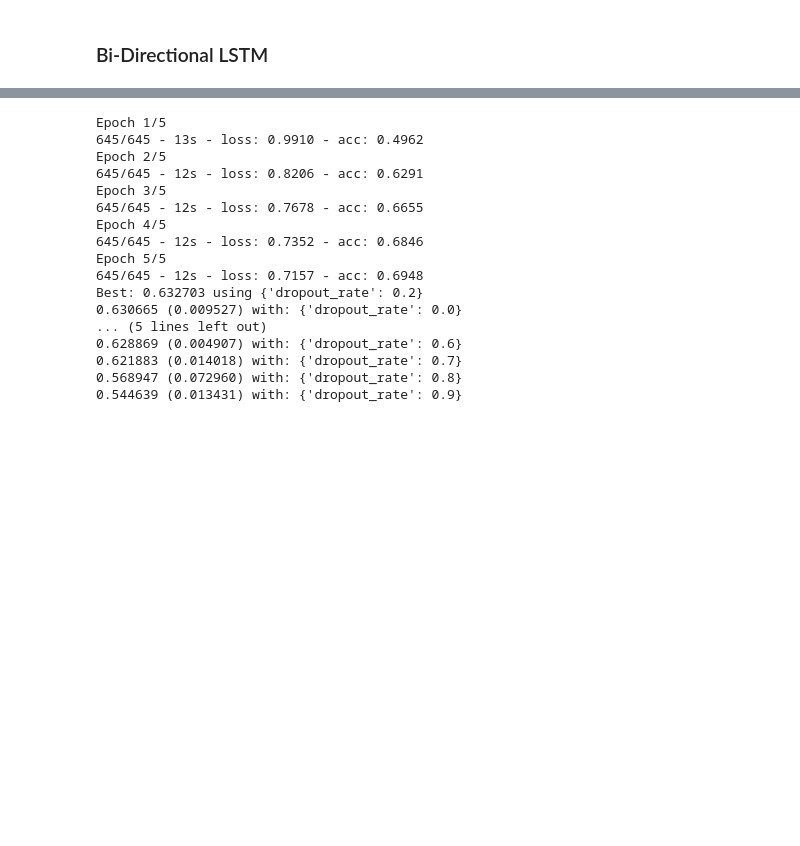
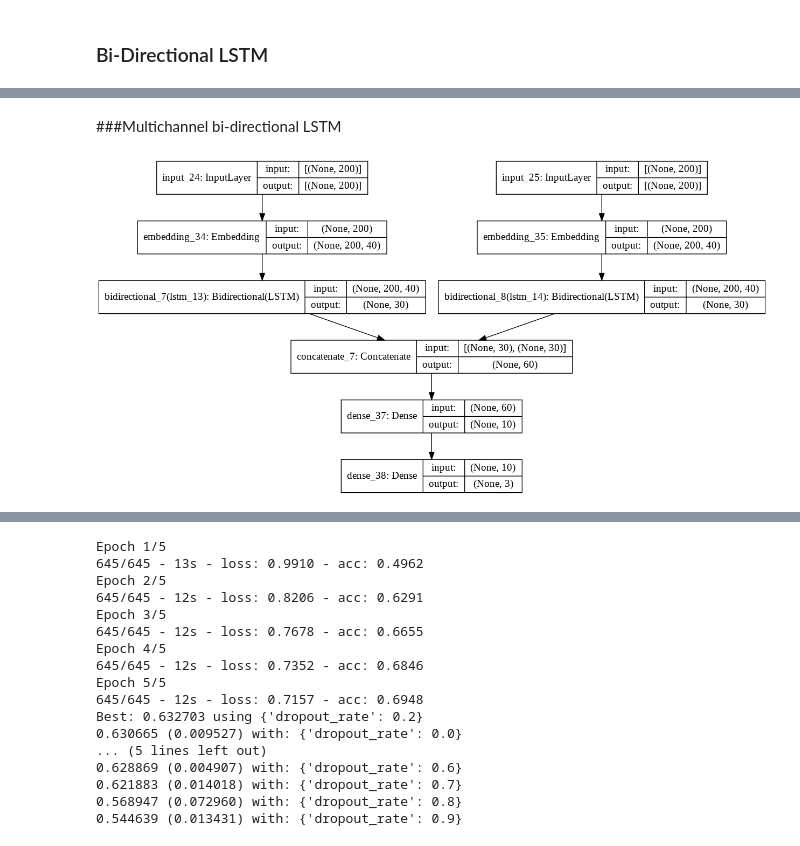
Before and after one commit to DorodiK/sentiment_analysis, a Jupyter notebook: Sentiment_Analysis_Model_Pretrain.ipynb, the cells around one changed output, grey strips where cells are left out. Drawn from its saved outputs; the diff is of its cells as text; code cells hidden in the pictures; blank space fills up the shorter version.

```diff
--- a/Sentiment_Analysis_Model_Pretrain.ipynb
+++ b/Sentiment_Analysis_Model_Pretrain.ipynb
@@ -702,0 +665,26 @@ Epoch 00001: val_accuracy improved from -inf to 0.56935, saving model to best_mo
+# %% [markdown]
+###Multichannel bi-directional LSTM
+# %%
+from keras.layers import Bidirectional
+#channel 1
+input5 = Input(shape=(max_len,))
+embd5 = Embedding(max_words, 40)(input5)
+bilstm5 = Bidirectional(layers.LSTM(15,dropout=0.2))(embd5)
+
+#channel 2
+input6 = Input(shape=(max_len,))
+embd6 = Embedding(max_words, 40)(input6)
+bilstm6 = Bidirectional(layers.LSTM(15,dropout=0.2))(embd6)
+
+#merge
+merged5 = concatenate([bilstm5, bilstm6])
+
+#Interpretation
+dense5 = Dense(10, activation='relu')(merged5)
+outputs = Dense(3,activation='softmax')(dense5)
+
+model9 = Model(inputs=[input5, input6],outputs=outputs)
+
+plot_model(model9, show_shapes=True, to_file='model9.png')
+# %% [output]
+[figure, added]
```
Also changed, not shown: parts of 74 cells of this notebook.
